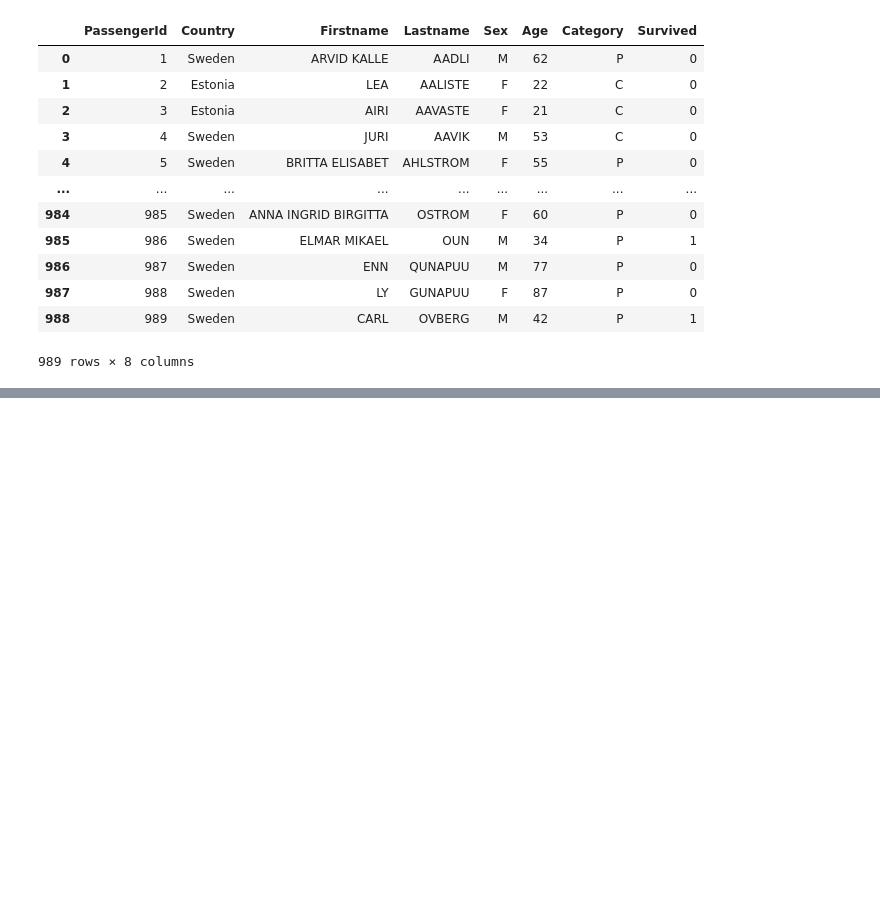
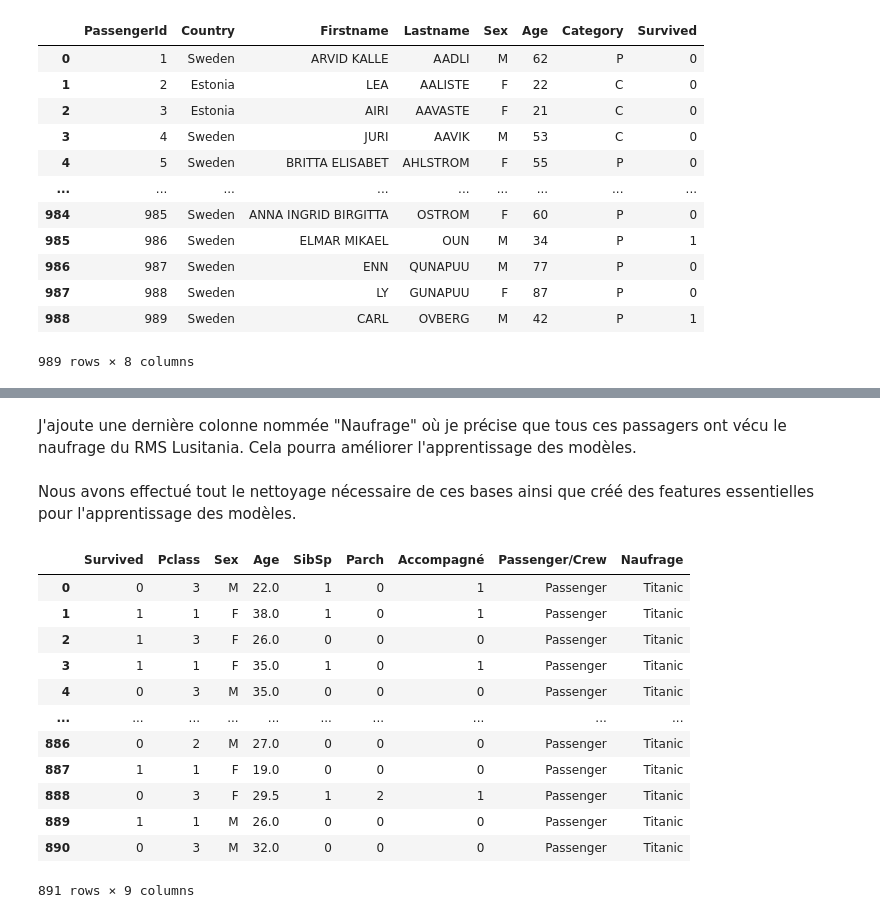
Before and after one commit to dariusbengo/Prediction-de-survie-aux-naufrages, a Jupyter notebook: Prediction_survie_aux_naufrages.ipynb, the cells around one changed output, grey strips where cells are left out. Drawn from its saved outputs; the diff is of its cells as text; code cells hidden in the pictures; blank space fills up the shorter version.

Commit message:
Finalisation du 1er notebook sur la collecte et le nettoyage des données

```diff
--- a/Prediction_survie_aux_naufrages.ipynb
+++ b/Prediction_survie_aux_naufrages.ipynb
@@ -112,0 +155,5 @@ mettre les sexes sur le meme label
+# %%
+age_groupe_median = (titanic1.groupby(["Survived","Sex", "Pclass","SibSp"])["Age"].transform("median"))
+
+titanic1["Age"] = titanic1["Age"].fillna(age_groupe_median)
+titanic1
@@ -112,0 +181,2 @@ mettre les sexes sur le meme label
+# %%
+titanic1["Accompagné"] = ((titanic1["SibSp"] > 0) | (titanic1["Parch"] > 0)).astype(int)
@@ -112,0 +191,2 @@ mettre les sexes sur le meme label
+# %%
+titanic1["Passenger/Crew"]="Passenger"
@@ -112,0 +201,2 @@ mettre les sexes sur le meme label
+# %%
+titanic1["Naufrage"]="Titanic"
@@ -112,0 +385,2 @@ mettre les sexes sur le meme label
+# %% [markdown]
+J'ajoute une dernière colonne nommée "Naufrage" où je précise que tous ces passagers ont vécu le naufrage du RMS Lusitania. Cela pourra améliorer l'apprentissage des modèles.
@@ -112,0 +392,19 @@ mettre les sexes sur le meme label
+# %% [markdown]
+Nous avons effectué tout le nettoyage nécessaire de ces bases ainsi que créé des features essentielles pour l'apprentissage des modèles.
+# %%
+titanic_clean=titanic1.copy()
+titanic_clean
+# %% [output]
+|  | Survived | Pclass | Sex | Age | SibSp | Parch | Accompagné | Passenger/Crew | Naufrage |
+| 0 | 0 | 3 | M | 22.0 | 1 | 0 | 1 | Passenger | Titanic |
+| 1 | 1 | 1 | F | 38.0 | 1 | 0 | 1 | Passenger | Titanic |
+| 2 | 1 | 3 | F | 26.0 | 0 | 0 | 0 | Passenger | Titanic |
+| 3 | 1 | 1 | F | 35.0 | 1 | 0 | 1 | Passenger | Titanic |
+| 4 | 0 | 3 | M | 35.0 | 0 | 0 | 0 | Passenger | Titanic |
+| ... | ... | ... | ... | ... | ... | ... | ... | ... | ... |
+| 886 | 0 | 2 | M | 27.0 | 0 | 0 | 0 | Passenger | Titanic |
+| 887 | 1 | 1 | F | 19.0 | 0 | 0 | 0 | Passenger | Titanic |
+| 888 | 0 | 3 | F | 29.5 | 1 | 2 | 1 | Passenger | Titanic |
+| 889 | 1 | 1 | M | 26.0 | 0 | 0 | 0 | Passenger | Titanic |
+| 890 | 0 | 3 | M | 32.0 | 0 | 0 | 0 | Passenger | Titanic |
+891 rows × 9 columns
```
Also changed, not shown: parts of 42 cells of this notebook, 4 other files.
